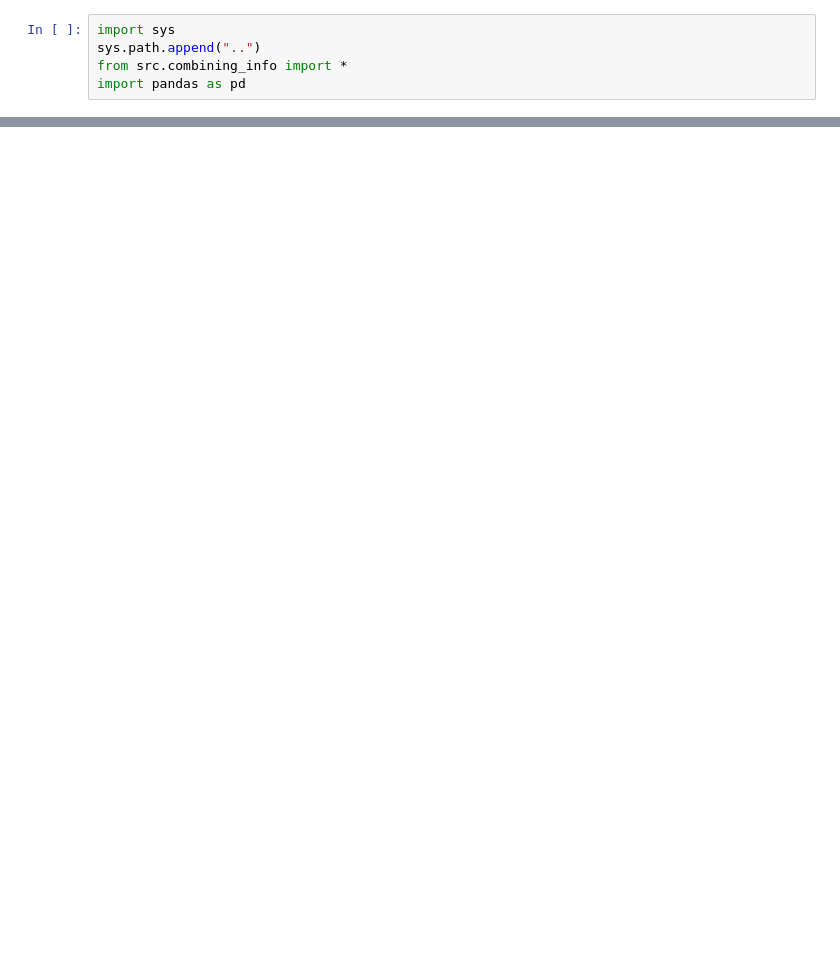
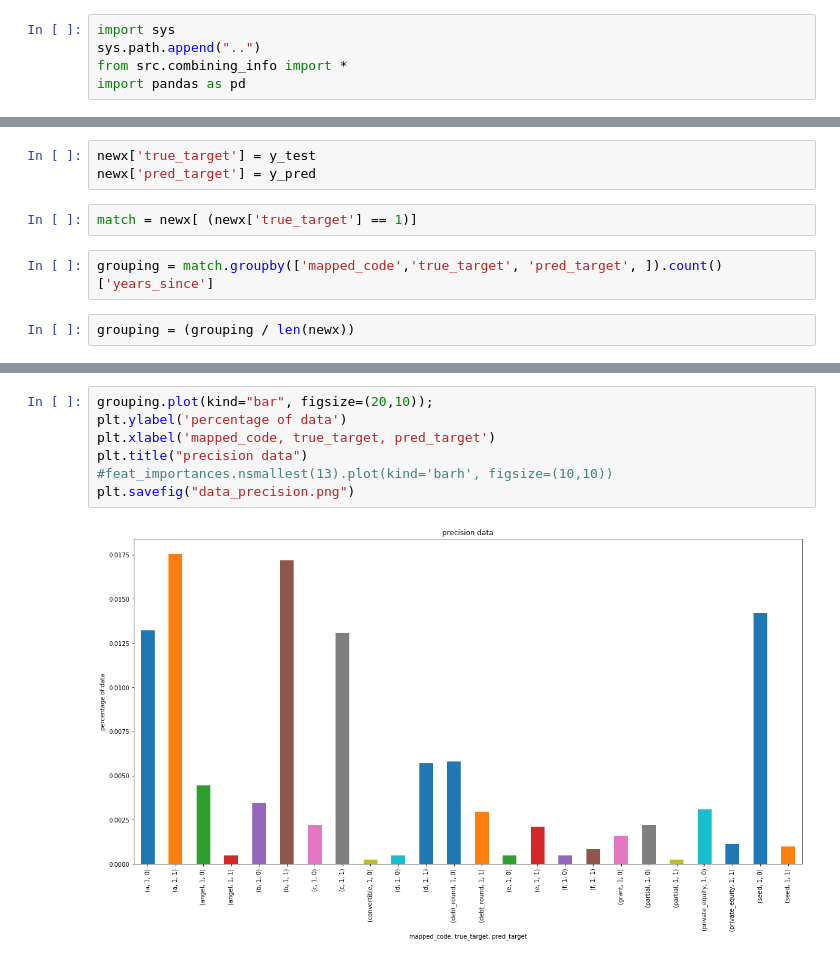
Before and after one commit to cosmakufa/capstone, a Jupyter notebook: crunchbase/notebooks/Untitled2.ipynb, the cells around one changed output, grey strips where cells are left out. Saved outputs shown, nothing was run; the diff lists cells and outputs as text; blank space fills up the shorter version.

```diff
--- a/crunchbase/notebooks/Untitled2.ipynb
+++ b/crunchbase/notebooks/Untitled2.ipynb
@@ -19,0 +258,9 @@ plt.legend()
+# %%
+newx['true_target'] = y_test
+newx['pred_target'] = y_pred
+# %%
+match = newx[ (newx['true_target'] == 1)]
+# %%
+grouping = match.groupby(['mapped_code','true_target', 'pred_target', ]).count()['years_since']
+# %%
+grouping = (grouping / len(newx))
@@ -19,0 +273,9 @@ plt.legend()
+# %%
+grouping.plot(kind="bar", figsize=(20,10));
+plt.ylabel('percentage of data')
+plt.xlabel('mapped_code, true_target, pred_target')
+plt.title("precision data")
+#feat_importances.nsmallest(13).plot(kind='barh', figsize=(10,10))
+plt.savefig("data_precision.png")
+# %% [output]
+[figure, added]
```
Also changed, not shown: parts of 23 cells of this notebook, 17 other files.
